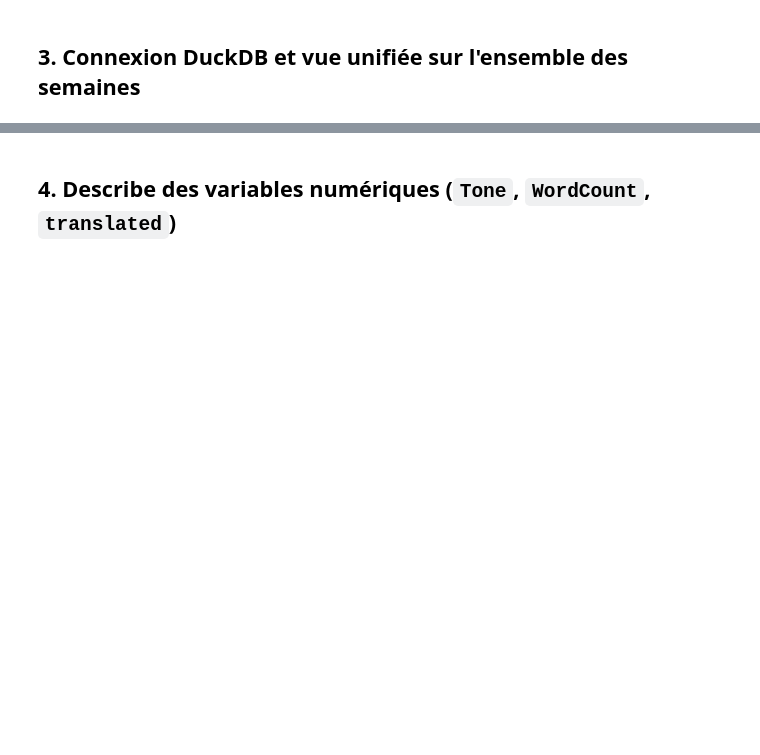
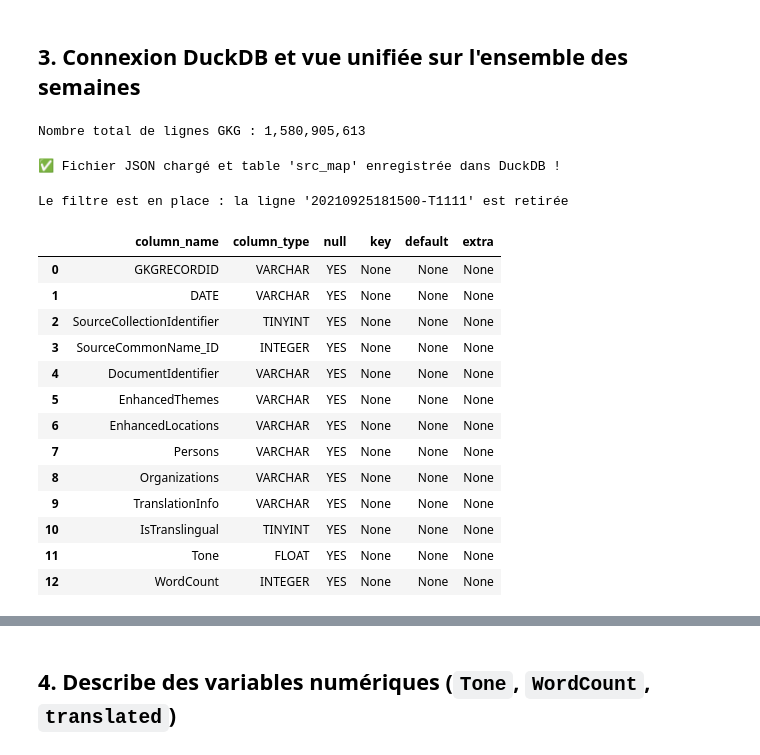
Before and after one commit to clucasmurex/gdelt, a Jupyter notebook: gdelt_eda.ipynb, the cells around one changed output, grey strips where cells are left out. Cells and saved outputs as stored; diff of their text form; code cells hidden in the pictures; blank space fills up the shorter version.

```diff
--- a/gdelt_eda.ipynb
+++ b/gdelt_eda.ipynb
@@ -71,4 +71,6 @@ con.execute(f"""
 """)
 
 n_rows = con.execute("SELECT COUNT(*) FROM gkg").fetchone()[0]
-print(f"Nombre total d'articles (lignes GKG) : {n_rows:,}")
+print(f"Nombre total de lignes GKG : {n_rows:,}")
+# %% [output]
+Nombre total de lignes GKG : 1,580,905,613
@@ -80,0 +77,54 @@ print(f"Période couverte : {date_range[0]} → {date_range[1]}")
+# %%
+import json
+import pandas as pd
+from pathlib import Path
+
+# 1. Définir le chemin vers ton fichier JSON (vérifie que c'est le bon chemin)
+SOURCE_MAP_PATH = Path("./gdelt_sources_mapping.json")
+
+# 2. Charger le dictionnaire depuis le fichier JSON
+with open(SOURCE_MAP_PATH, "r", encoding="utf-8") as f:
+    source_map = json.load(f)
+
+# 3. Convertir le dictionnaire en DataFrame Pandas
+id_to_source = source_map["id_to_source"]
+src_df = pd.DataFrame({
+    "SourceCommonName_ID": [int(k) for k in id_to_source.keys()],
+    "SourceCommonName": list(id_to_source.values()),
+})
+
+# 4. Enregistrer le DataFrame comme une table virtuelle dans DuckDB
+con.register("src_map", src_df)
+
+print("✅ Fichier JSON chargé et table 'src_map' enregistrée dans DuckDB !")
+# %% [output]
+✅ Fichier JSON chargé et table 'src_map' enregistrée dans DuckDB !
+# %%
+con.execute(r"""
+    CREATE OR REPLACE VIEW gkg_clean AS
+    SELECT *
+    FROM gkg
+    WHERE regexp_matches(CAST(DATE AS VARCHAR), '^\d{14}$')
+      AND GKGRECORDID != '20210925181500-T1111'
+""")
+
+print("Le filtre est en place : la ligne '20210925181500-T1111' est retirée")
+# %% [output]
+Le filtre est en place : la ligne '20210925181500-T1111' est retirée
+# %%
+con.execute("DESCRIBE gkg_clean").df()
+# %% [output]
+|  | column_name | column_type | null | key | default | extra |
+| 0 | GKGRECORDID | VARCHAR | YES | None | None | None |
+| 1 | DATE | VARCHAR | YES | None | None | None |
+| 2 | SourceCollectionIdentifier | TINYINT | YES | None | None | None |
+| 3 | SourceCommonName_ID | INTEGER | YES | None | None | None |
+| 4 | DocumentIdentifier | VARCHAR | YES | None | None | None |
+| 5 | EnhancedThemes | VARCHAR | YES | None | None | None |
+| 6 | EnhancedLocations | VARCHAR | YES | None | None | None |
+| 7 | Persons | VARCHAR | YES | None | None | None |
+| 8 | Organizations | VARCHAR | YES | None | None | None |
+| 9 | TranslationInfo | VARCHAR | YES | None | None | None |
+| 10 | IsTranslingual | TINYINT | YES | None | None | None |
+| 11 | Tone | FLOAT | YES | None | None | None |
+| 12 | WordCount | INTEGER | YES | None | None | None |
```
Also changed, not shown: parts of 13 cells of this notebook, 2 other files.
